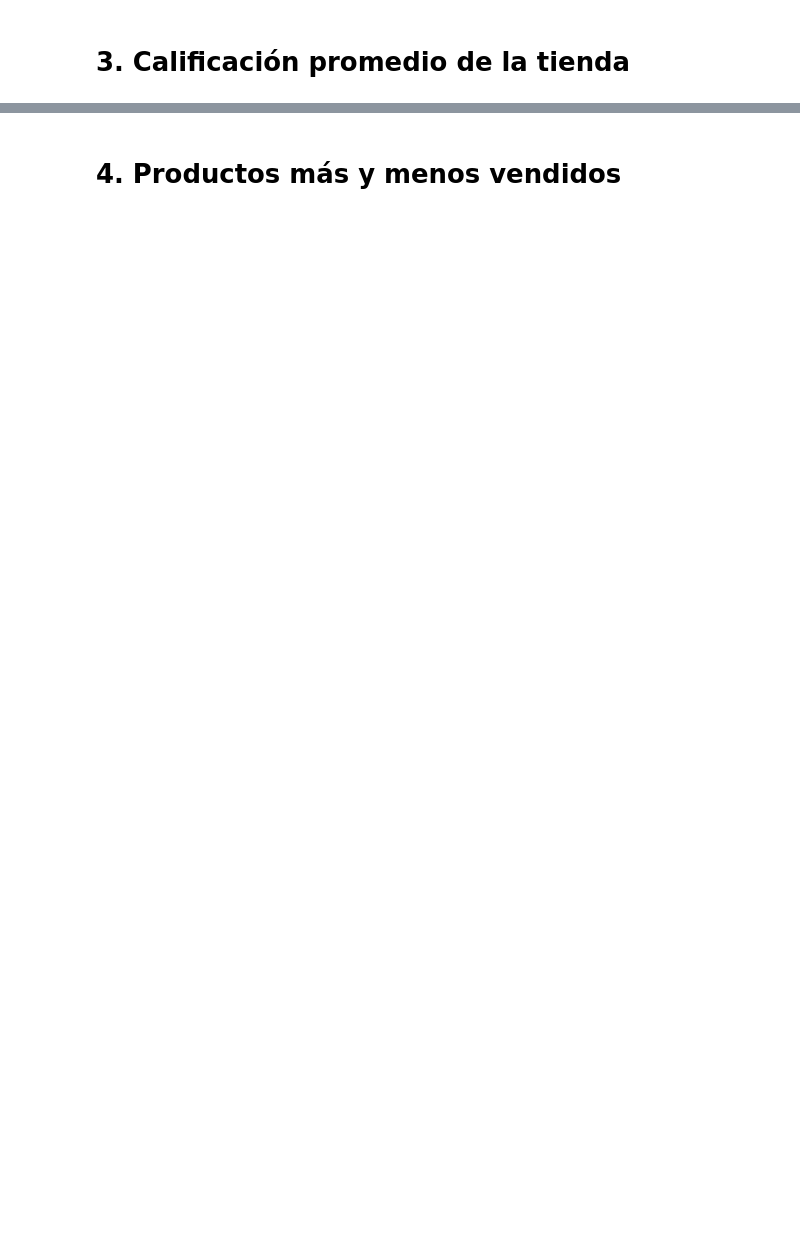
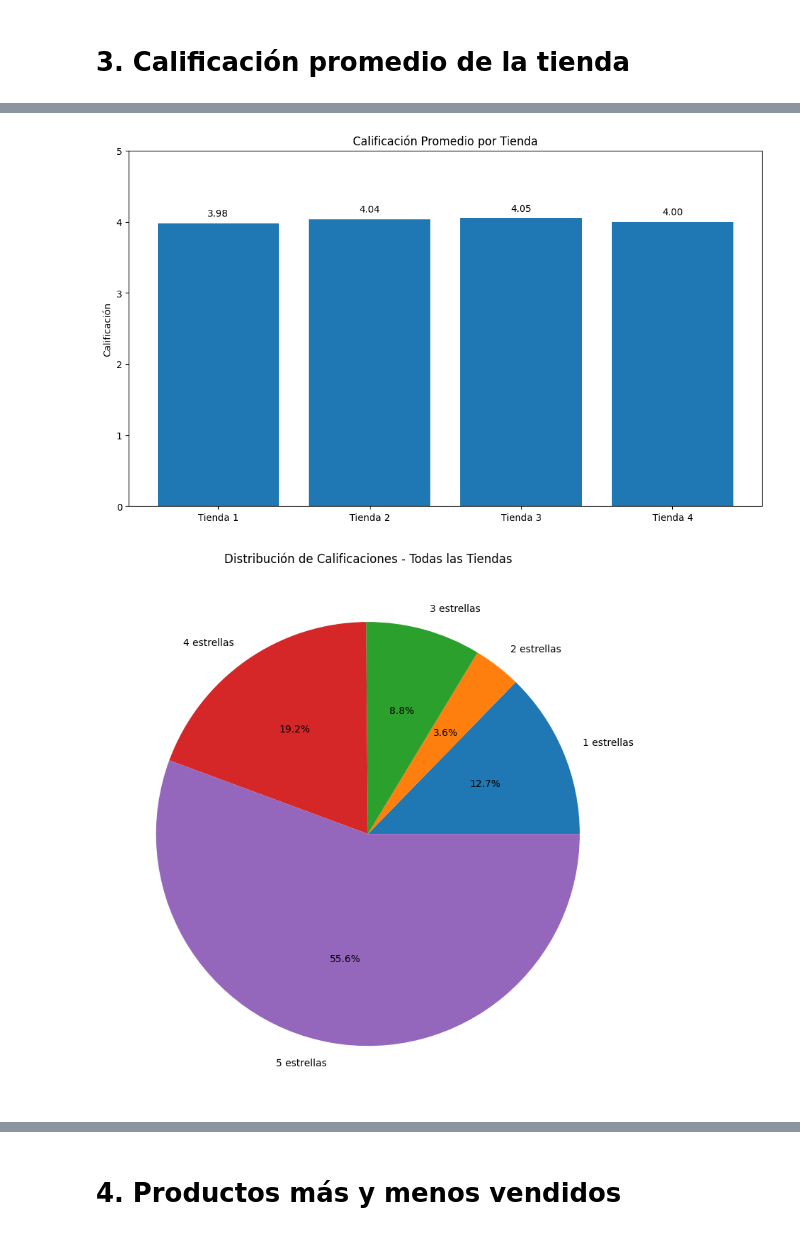
Before and after one commit to Alejandro-lopez1/ALejandro-Lopez, a Jupyter notebook: AluraStoreLatam.ipynb, the cells around one changed output, grey strips where cells are left out. Drawn from its saved outputs; the diff is of its cells as text; code cells hidden in the pictures; blank space fills up the shorter version.

```diff
--- a/AluraStoreLatam.ipynb
+++ b/AluraStoreLatam.ipynb
@@ -31,0 +260,47 @@ tienda.head()
+# %%
+import pandas as pd
+import matplotlib.pyplot as plt
+
+# Cargar datos
+tiendas = []
+for i in range(1, 5):
+    url = f"https://raw.githubusercontent.com/alura-es-cursos/challenge1-data-science-latam/refs/heads/main/base-de-datos-challenge1-latam/tienda_{i}.csv"
+    if i == 1:
+        url = url.replace("tienda_1", "tienda_1%20")
+    tiendas.append(pd.read_csv(url))
+
+nombres = [f'Tienda {i+1}' for i in range(4)]
+promedios = [tienda['Calificación'].mean() for tienda in tiendas]
+
+# Gráfico de barras - Promedios
+plt.figure(figsize=(10, 6))
+bars = plt.bar(nombres, promedios)
+plt.title('Calificación Promedio por Tienda')
+plt.ylabel('Calificación')
+plt.ylim(0, 5)
+for i, v in enumerate(promedios):
+    plt.text(i, v + 0.1, f'{v:.2f}', ha='center')
+plt.tight_layout()
+plt.show()
+
+# Gráfico de torta - Distribución de calificaciones (todas las tiendas)
+todas_tiendas = pd.concat(tiendas)
+distribucion = todas_tiendas['Calificación'].value_counts().sort_index()
+plt.figure(figsize=(10, 8))
+plt.pie(distribucion, labels=[f'{int(i)} estrellas' for i in distribucion.index], autopct='%1.1f%%')
+plt.title('Distribución de Calificaciones - Todas las Tiendas')
+plt.tight_layout()
+plt.show()
+
+# Boxplot - Comparación de distribución
+plt.figure(figsize=(10, 6))
+data_boxplot = [tienda['Calificación'] for tienda in tiendas]
+plt.boxplot(data_boxplot, labels=nombres)
+plt.title('Distribución de Calificaciones por Tienda')
+plt.ylabel('Calificación')
+plt.grid(axis='y', alpha=0.3)
+plt.tight_layout()
+plt.show()
+# %% [output]
+[figure, added]
+[figure, added]
```
Also changed, not shown: parts of 11 cells of this notebook.
